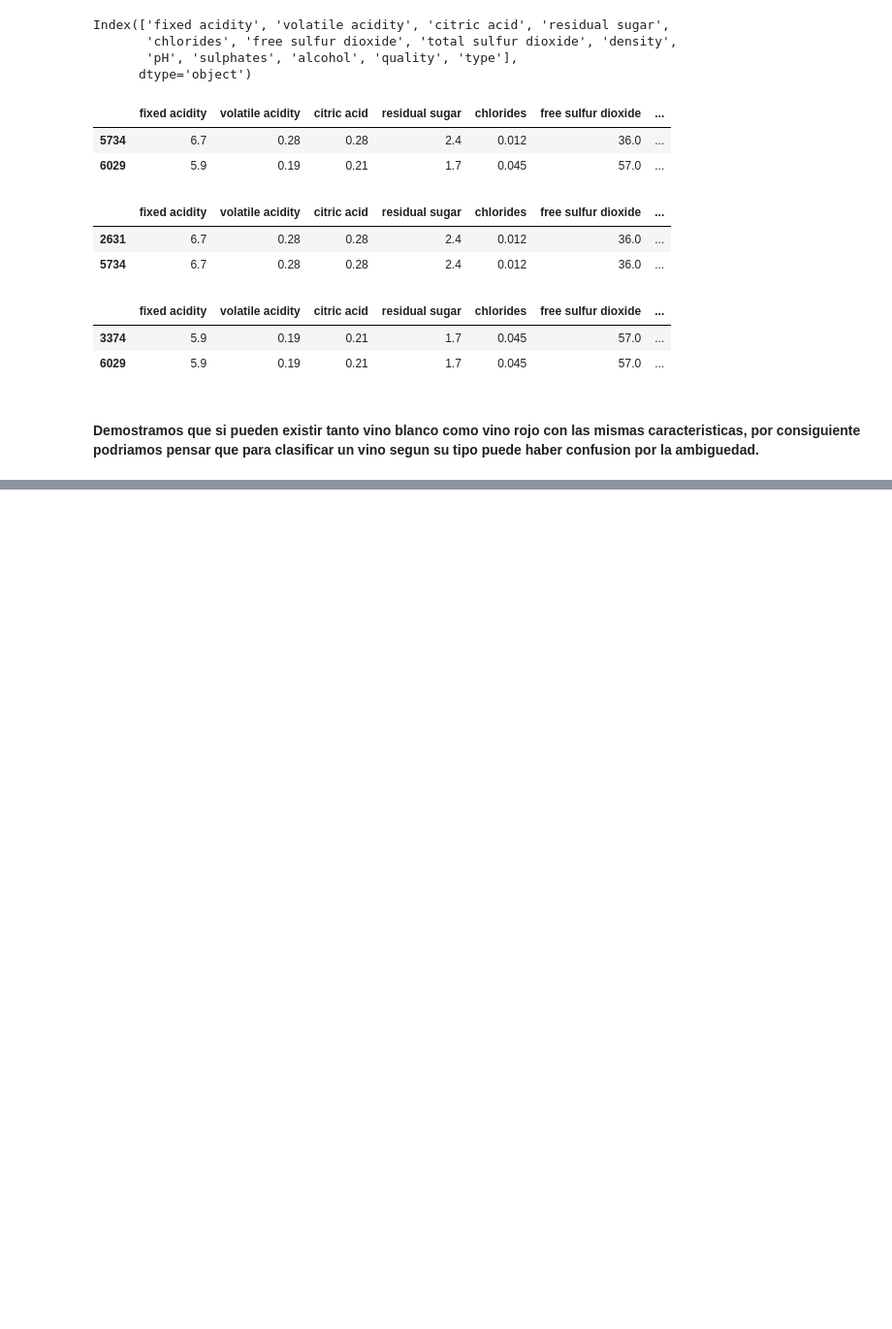
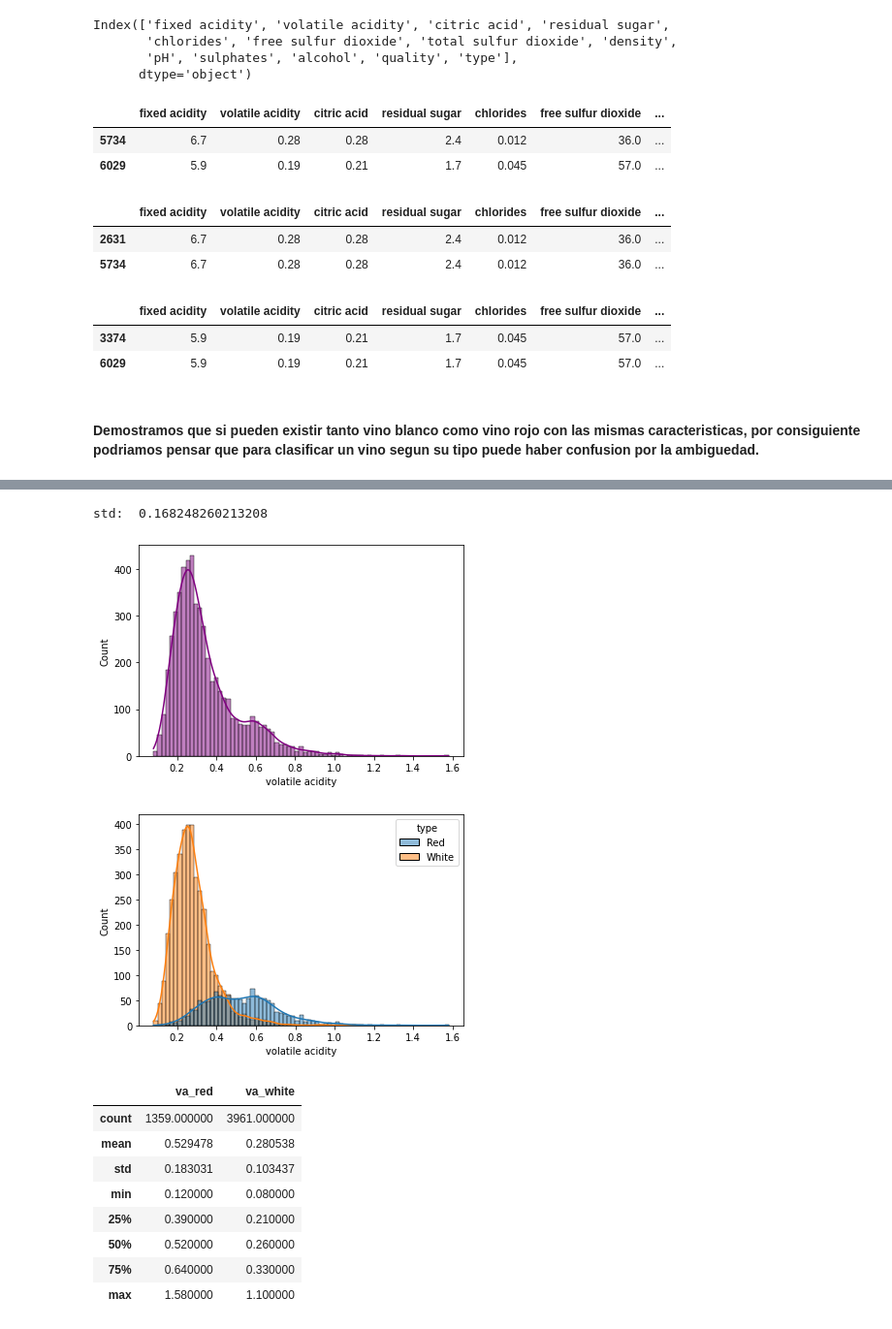
Before and after one commit to 16danielvm/Wine_Classification, a Jupyter notebook: EDAwines.ipynb, the cells around one changed output, grey strips where cells are left out. Shown: that part at 97% size. Saved outputs shown, nothing was run; the diff lists cells and outputs as text; code cells hidden in the pictures; blank space fills up the shorter version.

```diff
--- a/EDAwines.ipynb
+++ b/EDAwines.ipynb
@@ -191,0 +237,22 @@ df_wines[(df_wines['fixed acidity'] == 5.9) & (df_wines['volatile acidity'] == 0
+# %%
+print("std: ",df_wines['volatile acidity'].std())
+sns.histplot(x =df_wines['volatile acidity'], color= 'purple', kde= True)
+plt.show()
+sns.histplot(x = 'volatile acidity', hue='type', data=df_wines, kde=True)
+plt.show()
+descriptive_volat_acidity = pd.concat([df_wines[df_wines['type'] == 'Red']['volatile acidity'].describe(), df_wines[df_wines['type'] == 'White']['volatile acidity'].describe()], axis=1)
+descriptive_volat_acidity.columns= ['va_red','va_white']
+descriptive_volat_acidity
+# %% [output]
+std:  0.168248260213208
+[figure, added]
+[figure, added]
+|  | va_red | va_white |
+| count | 1359.000000 | 3961.000000 |
+| mean | 0.529478 | 0.280538 |
+| std | 0.183031 | 0.103437 |
+| min | 0.120000 | 0.080000 |
+| 25% | 0.390000 | 0.210000 |
+| 50% | 0.520000 | 0.260000 |
+| 75% | 0.640000 | 0.330000 |
+| max | 1.580000 | 1.100000 |
```
Also changed, not shown: parts of 16 cells of this notebook, 1 other file.
